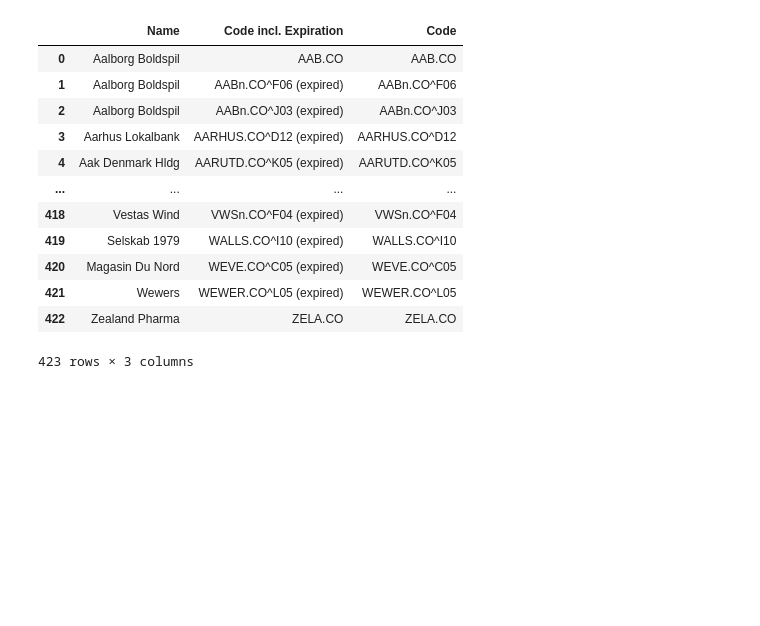
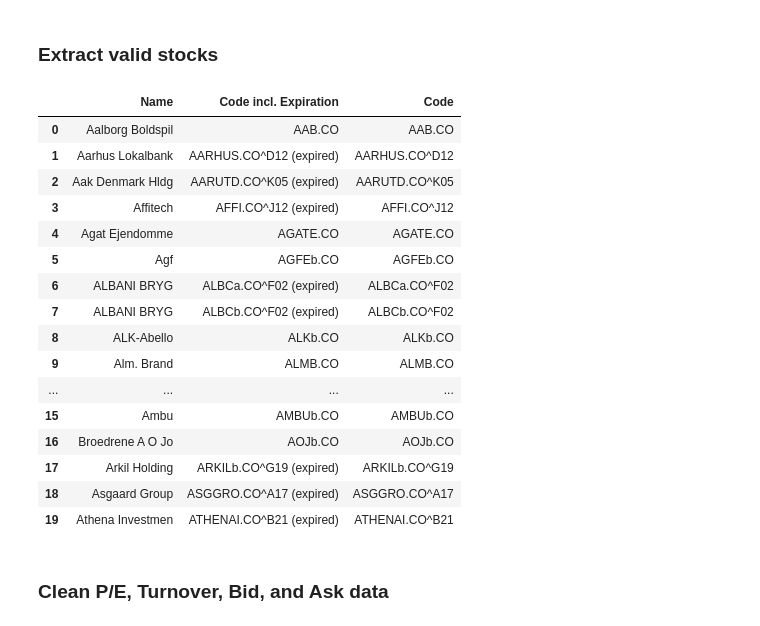
Before and after one commit to johanoelgaard/MastersThesis, a Jupyter notebook: eikon.ipynb, the cells around one changed output. Saved outputs shown, nothing was run; the diff lists cells and outputs as text; code cells hidden in the pictures; blank space fills up the shorter version.

```diff
--- a/eikon.ipynb
+++ b/eikon.ipynb
@@ -22,20 +89,29 @@ dict_keys(['OMX Copenhagen_PI | Leavers and', 'Unique Stocks', 'OMXCPI', 'NACE',
+# %% [markdown]
+### Extract valid stocks
 # %%
 # clean stock names
 stocks_df = market_dfs['Unique Stocks'].iloc[:,0:3]
 
-# display the modified DataFrame
-display(stocks_df)
+# use valid_tickers to filter the stocks_df
+stocks_df = stocks_df[stocks_df['Code'].isin(valid_tickers)].reset_index(drop=True)
+display(stocks_df.head(20))
 # %% [output]
 |  | Name | Code incl. Expiration | Code |
 | 0 | Aalborg Boldspil | AAB.CO | AAB.CO |
-| 1 | Aalborg Boldspil | AABn.CO^F06 (expired) | AABn.CO^F06 |
-| 2 | Aalborg Boldspil | AABn.CO^J03 (expired) | AABn.CO^J03 |
-| 3 | Aarhus Lokalbank | AARHUS.CO^D12 (expired) | AARHUS.CO^D12 |
-| 4 | Aak Denmark Hldg | AARUTD.CO^K05 (expired) | AARUTD.CO^K05 |
+| 1 | Aarhus Lokalbank | AARHUS.CO^D12 (expired) | AARHUS.CO^D12 |
+| 2 | Aak Denmark Hldg | AARUTD.CO^K05 (expired) | AARUTD.CO^K05 |
+| 3 | Affitech | AFFI.CO^J12 (expired) | AFFI.CO^J12 |
+| 4 | Agat Ejendomme | AGATE.CO | AGATE.CO |
+| 5 | Agf | AGFEb.CO | AGFEb.CO |
+| 6 | ALBANI BRYG | ALBCa.CO^F02 (expired) | ALBCa.CO^F02 |
+| 7 | ALBANI BRYG | ALBCb.CO^F02 (expired) | ALBCb.CO^F02 |
+| 8 | ALK-Abello | ALKb.CO | ALKb.CO |
+| 9 | Alm. Brand | ALMB.CO | ALMB.CO |
 | ... | ... | ... | ... |
-| 418 | Vestas Wind | VWSn.CO^F04 (expired) | VWSn.CO^F04 |
-| 419 | Selskab 1979 | WALLS.CO^I10 (expired) | WALLS.CO^I10 |
-| 420 | Magasin Du Nord | WEVE.CO^C05 (expired) | WEVE.CO^C05 |
-| 421 | Wewers | WEWER.CO^L05 (expired) | WEWER.CO^L05 |
-| 422 | Zealand Pharma | ZELA.CO | ZELA.CO |
+| 15 | Ambu | AMBUb.CO | AMBUb.CO |
+| 16 | Broedrene A O Jo | AOJb.CO | AOJb.CO |
+| 17 | Arkil Holding | ARKILb.CO^G19 (expired) | ARKILb.CO^G19 |
+| 18 | Asgaard Group | ASGGRO.CO^A17 (expired) | ASGGRO.CO^A17 |
+| 19 | Athena Investmen | ATHENAI.CO^B21 (expired) | ATHENAI.CO^B21 |
-423 rows × 3 columns
+# %% [markdown]
+### Clean P/E, Turnover, Bid, and Ask data
```
Also changed, not shown: parts of 22 cells of this notebook, 4 other files.
